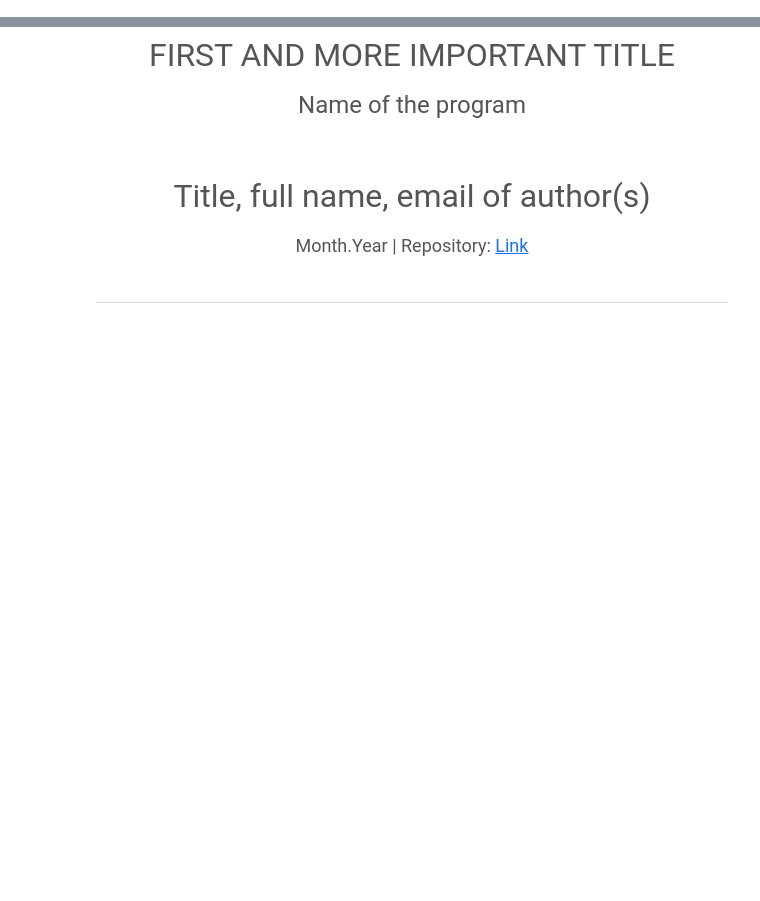
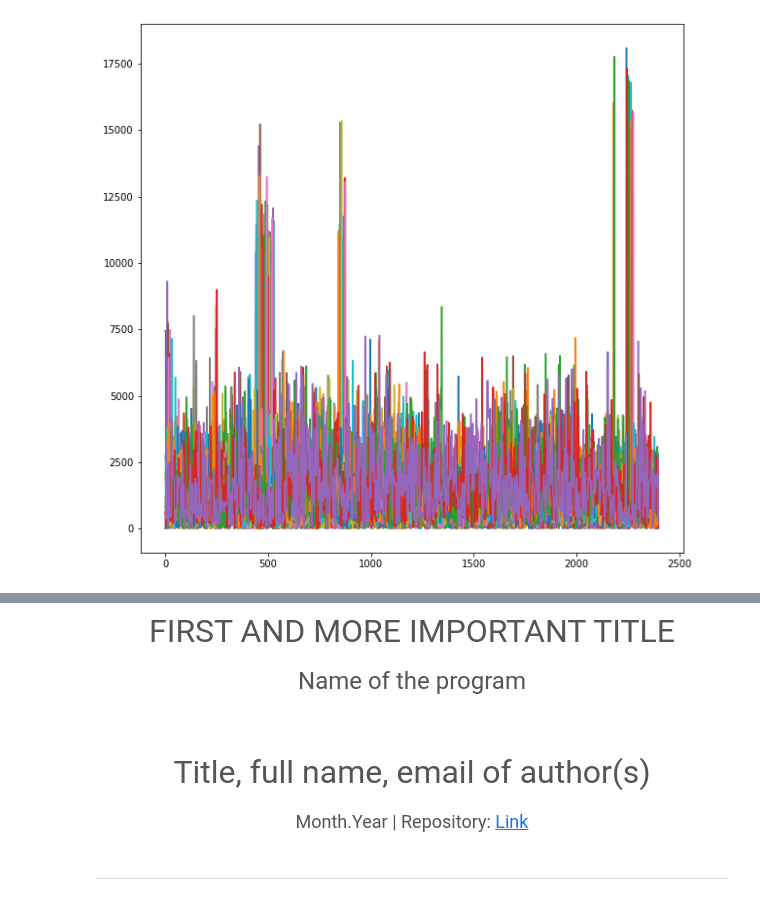
Before and after one commit to MoyMFO/first_workshop, a Jupyter notebook: notebook.ipynb, the cells around one changed output, grey strips where cells are left out. Saved outputs shown, nothing was run; the diff lists cells and outputs as text; code cells hidden in the pictures; blank space fills up the shorter version.

```diff
--- a/notebook.ipynb
+++ b/notebook.ipynb
@@ -20,0 +39,8 @@ ob_data = {i_ob: pd.DataFrame(ob_data[i_ob])[['bid_size','bid','ask','ask_size']
+# %%
+# -- wighted-Midprice (p: price, v: volume)
+w_midprice = lambda p, v: (v.iloc[:,1]/np.sum([v.iloc[:,0], v.iloc[:,1]]))*p.iloc[:,0] + (v.iloc[:,0]/np.sum([v.iloc[:,0], v.iloc[:,1]]))*p.iloc[:,1]
+ob_m9  = [w_midprice(data_ob[i_ts][['bid','ask']], data_ob[i_ts][['bid_size', 'ask_size']]) for i_ts in ob_ts]
+plt.figure(figsize=[10,10])
+plt.plot(ob_m9);
+# %% [output]
+[figure, added]
```
Also changed, not shown: parts of 5 cells of this notebook, 3 other files.
